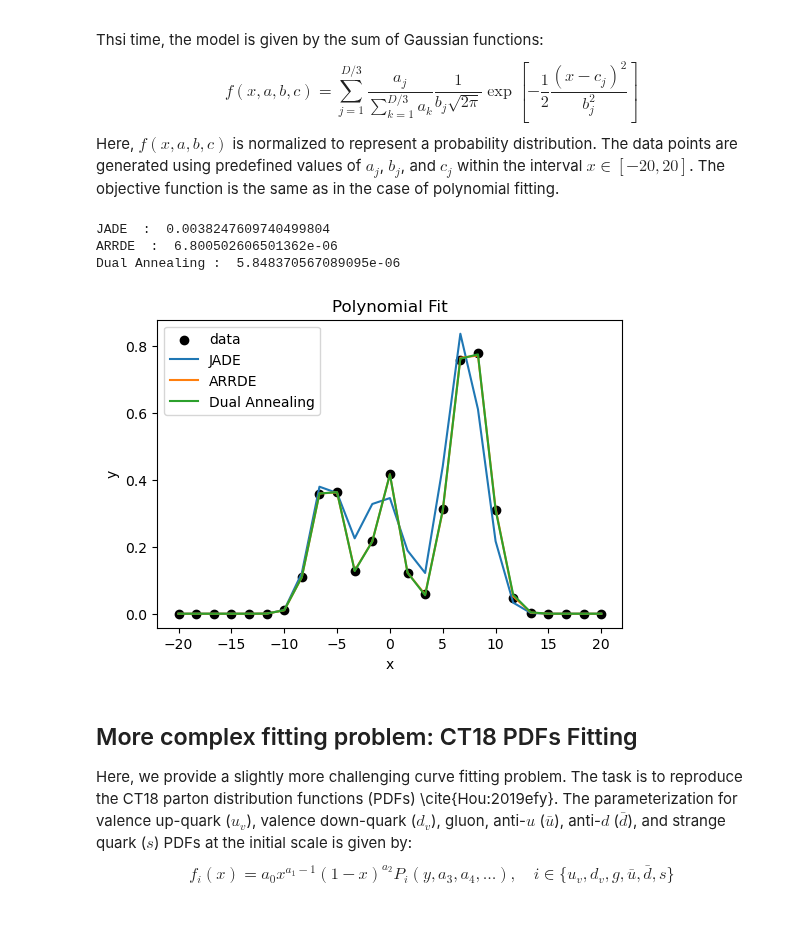
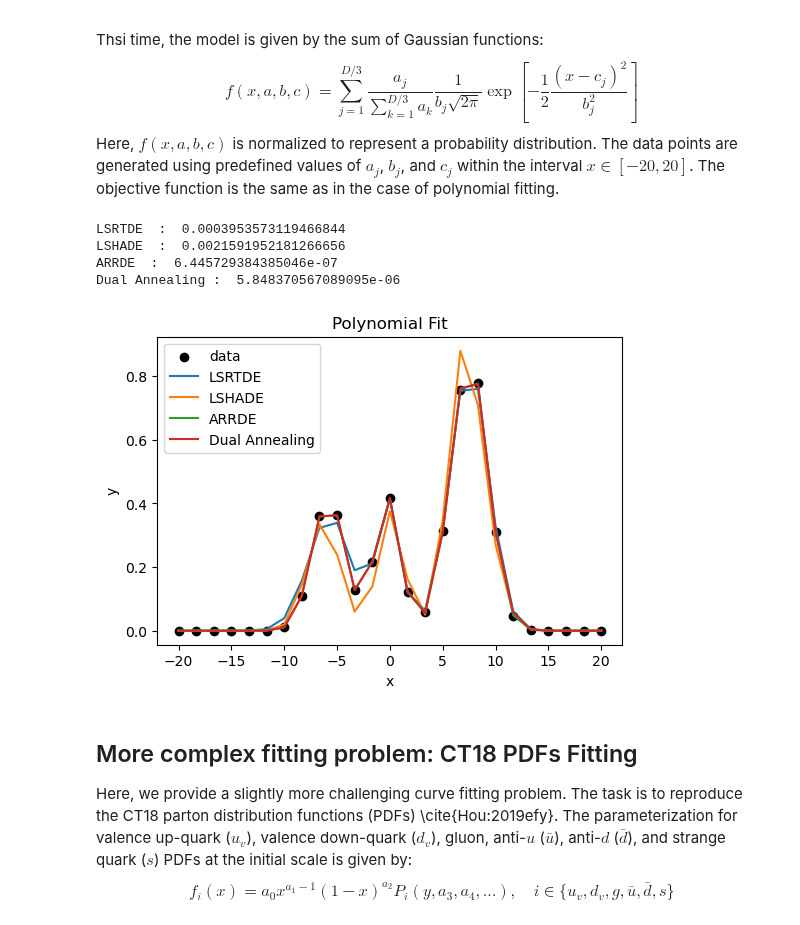
Before and after one commit to khoirulmuzakka/Minion, a Jupyter notebook: docs/source/minionpy/minimizer.ipynb, the cells around one changed output. Cells and saved outputs as stored; diff of their text form; code cells hidden in the pictures.

```diff
--- a/docs/source/minionpy/minimizer.ipynb
+++ b/docs/source/minionpy/minimizer.ipynb
@@ -107,10 +109,11 @@ def objective_function(X) :
 #Now minimize the function using minion
 dimension = 5 #set dimension of the problem
 maxevals = 1500 #number of function calls
+x0 = [3.0]*dimension # initial guess
 
 now = time.time()
 algo = "ARRDE"
-min = mpy.Minimizer(func=objective_function, x0=None, bounds=[(-10, 10)]*dimension, algo=algo, relTol=0.0, maxevals=maxevals, callback=None, seed=None, options=None)
+min = mpy.Minimizer(func=objective_function, x0=x0, bounds=[(-10, 10)]*dimension, algo=algo, relTol=0.0, maxevals=maxevals, callback=None, seed=None, options=None)
 result = min.optimize()
 elapsed= time.time()-now
 print("Algo : ",algo, "\n\t x : ", result.x, "\n\t f(x) : ", result.fun, "\n\t Elapsed: ", elapsed, " seconds\n")
@@ -191,7 +194,7 @@ def run_test_optimization(j, dim, year=2017, seed=None):
 
 
 #algos = ["LSHADE", "NLSHADE_RSP", "j2020", "jSO", "LSRTDE", "GWO_DE", "DE", "JADE", "ARRDE"]
-algos = ["LSRTDE", "ARRDE"]
+algos = ["LSRTDE", "ARRDE", "LSHADE"]
 
 Nmaxeval = 10000 #maximum number of function calls
 dimension = 10
@@ -369,37 +372,38 @@ def objective_function(params):
 
 
 executor = concurrent.futures.ThreadPoolExecutor(max_workers=8)
 def objective_function_vect(params) :
     ret = list(executor.map(objective_function, params))
     return ret
 
 
 bounds= [(-10, 10)]*dimension
 Nmaxeval=10000
-algos = ["JADE", "ARRDE"]
+algos = ["LSRTDE", "LSHADE", "ARRDE"]
 
 plt.figure(figsize=(6,4))
 plt.scatter(x_data, y_data, label="data", color="black")
 for algo in algos :
     res = mpy.Minimizer(objective_function_vect, bounds, x0=None, relTol=0.0, algo = algo, maxevals=Nmaxeval, callback=None, seed=None, options={"population_size": 0}).optimize()
     print(algo , " : ", res.fun)
     plt.plot(x_data, gmm_model(x_data, res.x ), label=algo)
 
 dual_ann = dual_annealing(objective_function, bounds, maxfun=Nmaxeval)
 print("Dual Annealing : ", dual_ann.fun)
 plt.plot(x_data, gmm_model(x_data, dual_ann.x ), label="Dual Annealing")
 plt.legend()
 plt.title('Polynomial Fit')
 plt.xlabel('x')
 plt.ylabel('y')
 plt.show()
 
 executor.shutdown()
 # %% [output]
-JADE  :  0.0038247609740499804
-ARRDE  :  6.800502606501362e-06
+LSRTDE  :  0.0003953573119466844
+LSHADE  :  0.0021591952181266656
+ARRDE  :  6.445729384385046e-07
 Dual Annealing :  5.848370567089095e-06
-[figure, old version]
+[figure, new version]
 # %% [markdown]
 ## More complex fitting problem: CT18 PDFs Fitting
 
```
Also changed, not shown: parts of 5 cells of this notebook, 2 other files.
